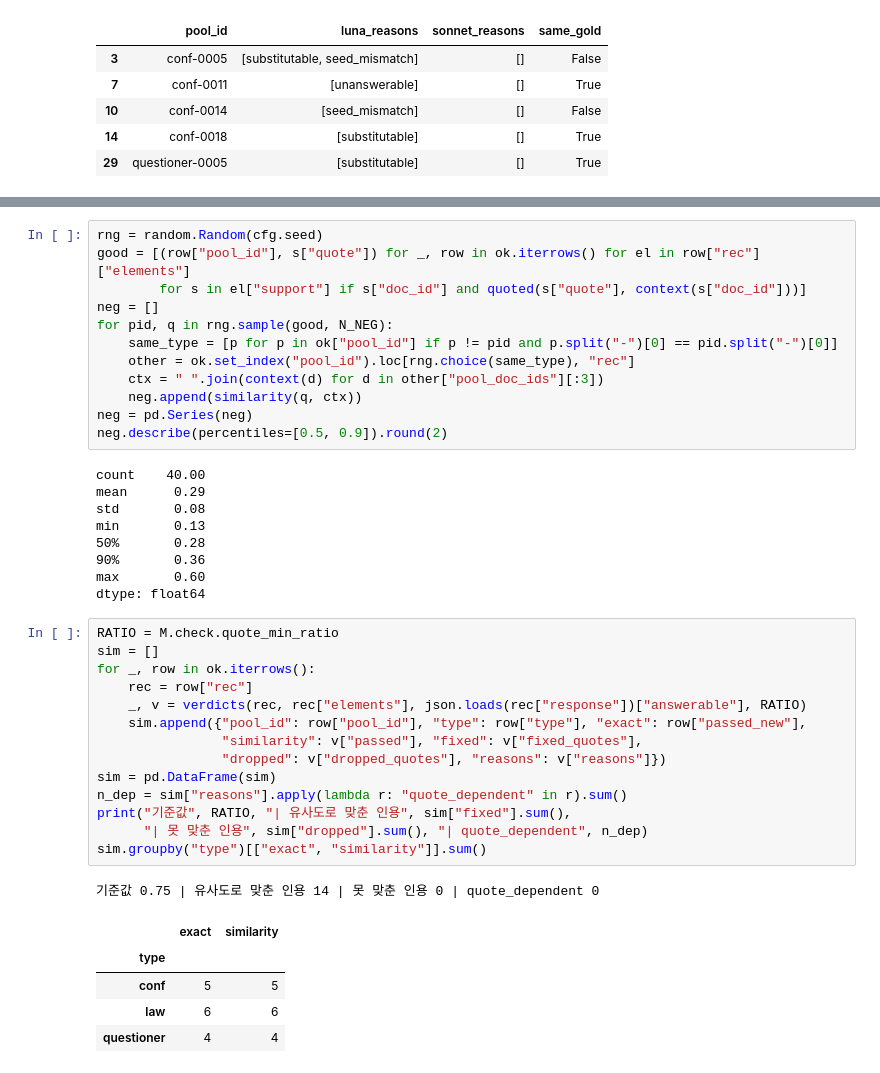
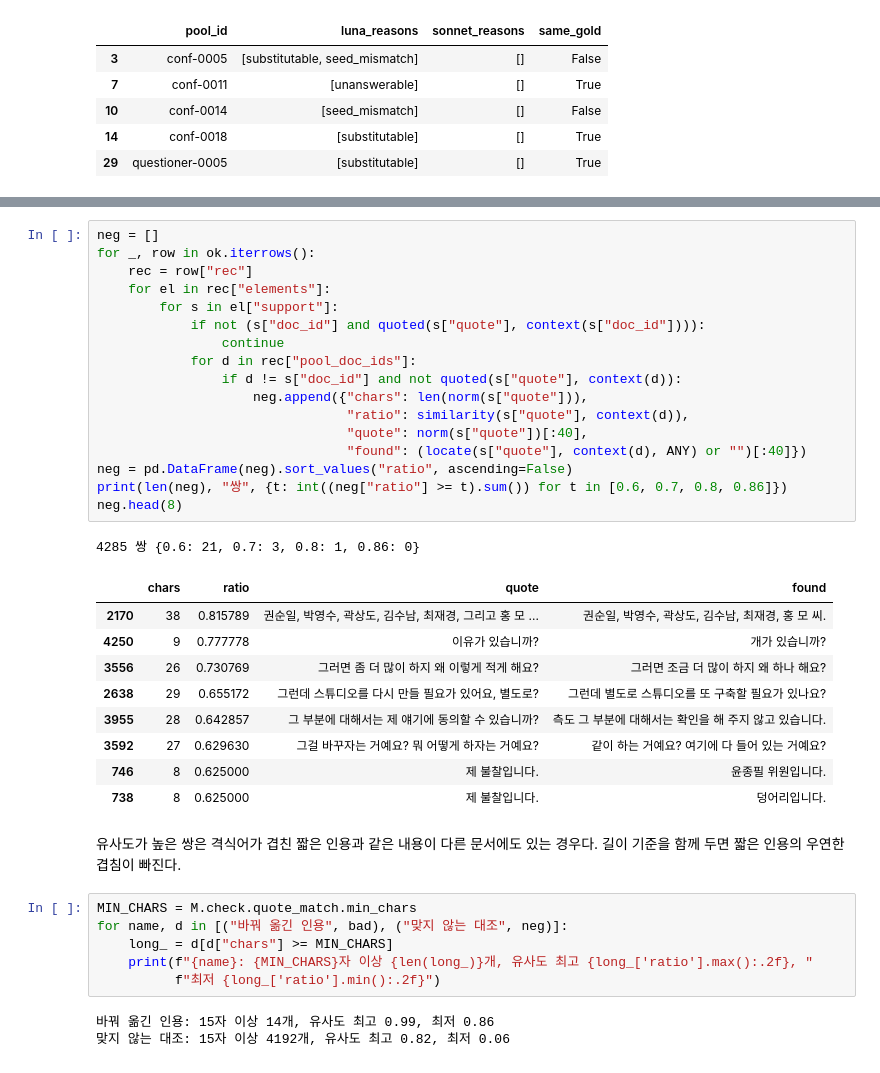
Before and after one commit to buzziru/meet-rag, a Jupyter notebook: notebooks/08_01_파일럿.ipynb, the cells around one changed output, grey strips where cells are left out. Saved outputs shown, nothing was run; the diff lists cells and outputs as text.

```diff
--- a/notebooks/08_01_파일럿.ipynb
+++ b/notebooks/08_01_파일럿.ipynb
@@ -560,42 +559,39 @@ bad
 # %%
-rng = random.Random(cfg.seed)
-good = [(row["pool_id"], s["quote"]) for _, row in ok.iterrows() for el in row["rec"]["elements"]
-        for s in el["support"] if s["doc_id"] and quoted(s["quote"], context(s["doc_id"]))]
 neg = []
-for pid, q in rng.sample(good, N_NEG):
-    same_type = [p for p in ok["pool_id"] if p != pid and p.split("-")[0] == pid.split("-")[0]]
-    other = ok.set_index("pool_id").loc[rng.choice(same_type), "rec"]
-    ctx = " ".join(context(d) for d in other["pool_doc_ids"][:3])
-    neg.append(similarity(q, ctx))
-neg = pd.Series(neg)
-neg.describe(percentiles=[0.5, 0.9]).round(2)
+for _, row in ok.iterrows():
+    rec = row["rec"]
+    for el in rec["elements"]:
+        for s in el["support"]:
+            if not (s["doc_id"] and quoted(s["quote"], context(s["doc_id"]))):
+                continue
+            for d in rec["pool_doc_ids"]:
+                if d != s["doc_id"] and not quoted(s["quote"], context(d)):
+                    neg.append({"chars": len(norm(s["quote"])),
+                                "ratio": similarity(s["quote"], context(d)),
+                                "quote": norm(s["quote"])[:40],
+                                "found": (locate(s["quote"], context(d), ANY) or "")[:40]})
+neg = pd.DataFrame(neg).sort_values("ratio", ascending=False)
+print(len(neg), "쌍", {t: int((neg["ratio"] >= t).sum()) for t in [0.6, 0.7, 0.8, 0.86]})
+neg.head(8)
 # %% [output]
-count    40.00
-mean      0.29
-std       0.08
-min       0.13
-50%       0.28
-90%       0.36
-max       0.60
-dtype: float64
+4285 쌍 {0.6: 21, 0.7: 3, 0.8: 1, 0.86: 0}
+|  | chars | ratio | quote | found |
+| 2170 | 38 | 0.815789 | 권순일, 박영수, 곽상도, 김수남, 최재경, 그리고 홍 모 ... | 권순일, 박영수, 곽상도, 김수남, 최재경, 홍 모 씨. |
+| 4250 | 9 | 0.777778 | 이유가 있습니까? | 개가 있습니까? |
+| 3556 | 26 | 0.730769 | 그러면 좀 더 많이 하지 왜 이렇게 적게 해요? | 그러면 조금 더 많이 하지 왜 하나 해요? |
+| 2638 | 29 | 0.655172 | 그런데 스튜디오를 다시 만들 필요가 있어요, 별도로? | 그런데 별도로 스튜디오를 또 구축할 필요가 있나요? |
+| 3955 | 28 | 0.642857 | 그 부분에 대해서는 제 얘기에 동의할 수 있습니까? | 측도 그 부분에 대해서는 확인을 해 주지 않고 있습니다. |
+| 3592 | 27 | 0.629630 | 그걸 바꾸자는 거예요? 뭐 어떻게 하자는 거예요? | 같이 하는 거예요? 여기에 다 들어 있는 거예요? |
+| 746 | 8 | 0.625000 | 제 불찰입니다. | 윤종필 위원입니다. |
+| 738 | 8 | 0.625000 | 제 불찰입니다. | 덩어리입니다. |
-# %%
-RATIO = M.check.quote_min_ratio
-sim = []
-for _, row in ok.iterrows():
-    rec = row["rec"]
-    _, v = verdicts(rec, rec["elements"], json.loads(rec["response"])["answerable"], RATIO)
-    sim.append({"pool_id": row["pool_id"], "type": row["type"], "exact": row["passed_new"],
-                "similarity": v["passed"], "fixed": v["fixed_quotes"],
-                "dropped": v["dropped_quotes"], "reasons": v["reasons"]})
-sim = pd.DataFrame(sim)
-n_dep = sim["reasons"].apply(lambda r: "quote_dependent" in r).sum()
-print("기준값", RATIO, "| 유사도로 맞춘 인용", sim["fixed"].sum(),
-      "| 못 맞춘 인용", sim["dropped"].sum(), "| quote_dependent", n_dep)
-sim.groupby("type")[["exact", "similarity"]].sum()
-# %% [output]
-기준값 0.75 | 유사도로 맞춘 인용 14 | 못 맞춘 인용 0 | quote_dependent 0
-|  | exact | similarity |
-| type |  |  |
-| conf | 5 | 5 |
-| law | 6 | 6 |
-| questioner | 4 | 4 |
+# %% [markdown]
+유사도가 높은 쌍은 격식어가 겹친 짧은 인용과 같은 내용이 다른 문서에도 있는 경우다. 길이 기준을 함께 두면 짧은 인용의 우연한 겹침이 빠진다.
+# %%
+MIN_CHARS = M.check.quote_match.min_chars
+for name, d in [("바꿔 옮긴 인용", bad), ("맞지 않는 대조", neg)]:
+    long_ = d[d["chars"] >= MIN_CHARS]
+    print(f"{name}: {MIN_CHARS}자 이상 {len(long_)}개, 유사도 최고 {long_['ratio'].max():.2f}, "
+          f"최저 {long_['ratio'].min():.2f}")
+# %% [output]
+바꿔 옮긴 인용: 15자 이상 14개, 유사도 최고 0.99, 최저 0.86
+맞지 않는 대조: 15자 이상 4192개, 유사도 최고 0.82, 최저 0.06
```
Also changed, not shown: parts of 7 cells of this notebook.
